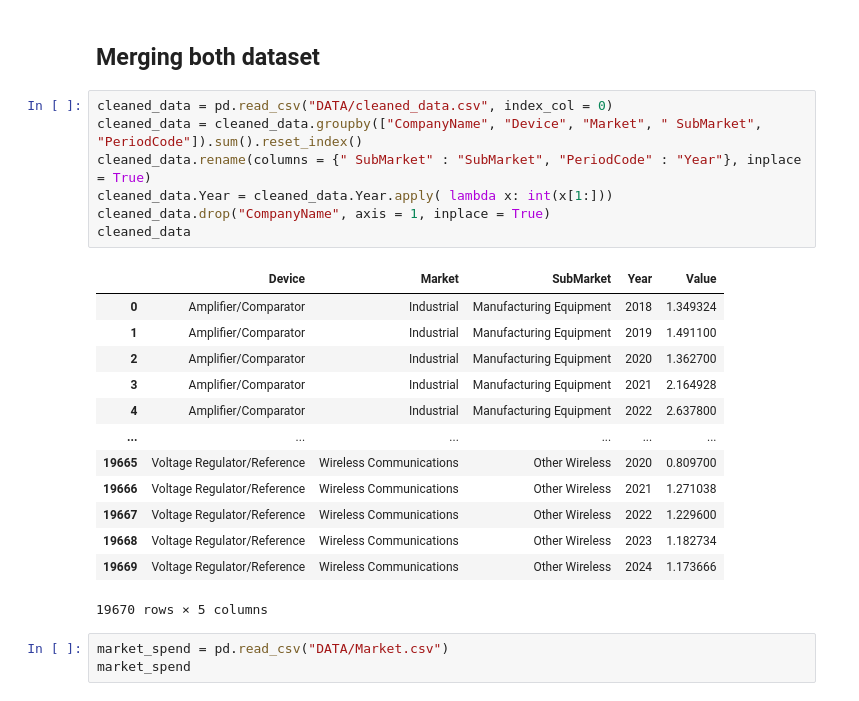
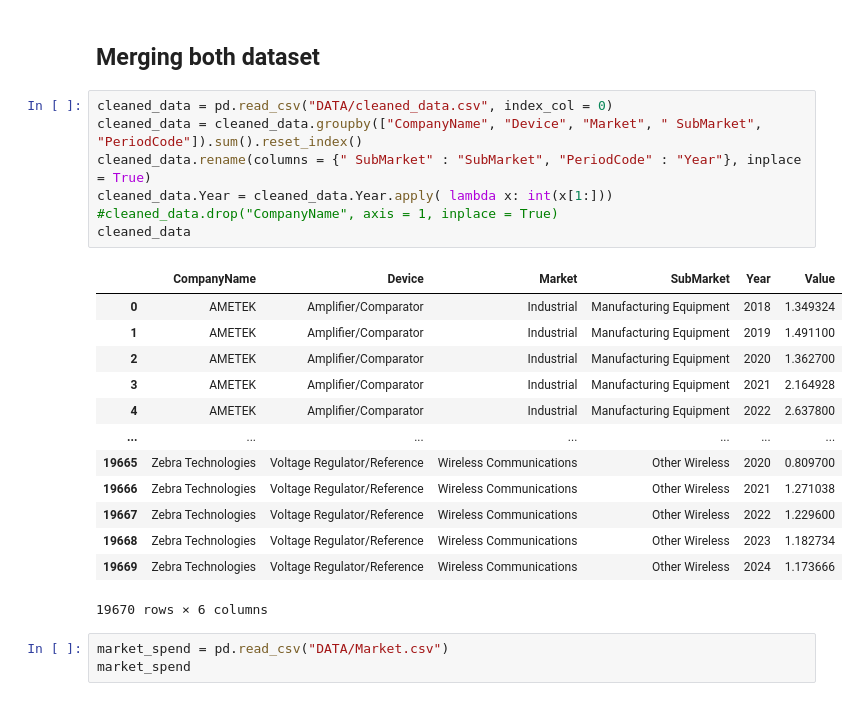
Before and after one commit to lucasleforest/analyticslab, a Jupyter notebook: dataset.ipynb, the cells around one changed output. Cells and saved outputs as stored; diff of their text form.

```diff
--- a/dataset.ipynb
+++ b/dataset.ipynb
@@ -10,24 +10,24 @@ import numpy as np
 # %%
 cleaned_data = pd.read_csv("DATA/cleaned_data.csv", index_col = 0)
 cleaned_data = cleaned_data.groupby(["CompanyName", "Device", "Market", " SubMarket", "PeriodCode"]).sum().reset_index()
 cleaned_data.rename(columns = {" SubMarket" : "SubMarket", "PeriodCode" : "Year"}, inplace = True)
 cleaned_data.Year = cleaned_data.Year.apply( lambda x: int(x[1:]))
-cleaned_data.drop("CompanyName", axis = 1, inplace = True)
+#cleaned_data.drop("CompanyName", axis = 1, inplace = True)
 cleaned_data
 # %% [output]
-|  | Device | Market | SubMarket | Year | Value |
-| 0 | Amplifier/Comparator | Industrial | Manufacturing Equipment | 2018 | 1.349324 |
-| 1 | Amplifier/Comparator | Industrial | Manufacturing Equipment | 2019 | 1.491100 |
-| 2 | Amplifier/Comparator | Industrial | Manufacturing Equipment | 2020 | 1.362700 |
-| 3 | Amplifier/Comparator | Industrial | Manufacturing Equipment | 2021 | 2.164928 |
-| 4 | Amplifier/Comparator | Industrial | Manufacturing Equipment | 2022 | 2.637800 |
-| ... | ... | ... | ... | ... | ... |
-| 19665 | Voltage Regulator/Reference | Wireless Communications | Other Wireless | 2020 | 0.809700 |
-| 19666 | Voltage Regulator/Reference | Wireless Communications | Other Wireless | 2021 | 1.271038 |
-| 19667 | Voltage Regulator/Reference | Wireless Communications | Other Wireless | 2022 | 1.229600 |
-| 19668 | Voltage Regulator/Reference | Wireless Communications | Other Wireless | 2023 | 1.182734 |
-| 19669 | Voltage Regulator/Reference | Wireless Communications | Other Wireless | 2024 | 1.173666 |
+|  | CompanyName | Device | Market | SubMarket | Year | Value |
+| 0 | AMETEK | Amplifier/Comparator | Industrial | Manufacturing Equipment | 2018 | 1.349324 |
+| 1 | AMETEK | Amplifier/Comparator | Industrial | Manufacturing Equipment | 2019 | 1.491100 |
+| 2 | AMETEK | Amplifier/Comparator | Industrial | Manufacturing Equipment | 2020 | 1.362700 |
+| 3 | AMETEK | Amplifier/Comparator | Industrial | Manufacturing Equipment | 2021 | 2.164928 |
+| 4 | AMETEK | Amplifier/Comparator | Industrial | Manufacturing Equipment | 2022 | 2.637800 |
+| ... | ... | ... | ... | ... | ... | ... |
+| 19665 | Zebra Technologies | Voltage Regulator/Reference | Wireless Communications | Other Wireless | 2020 | 0.809700 |
+| 19666 | Zebra Technologies | Voltage Regulator/Reference | Wireless Communications | Other Wireless | 2021 | 1.271038 |
+| 19667 | Zebra Technologies | Voltage Regulator/Reference | Wireless Communications | Other Wireless | 2022 | 1.229600 |
+| 19668 | Zebra Technologies | Voltage Regulator/Reference | Wireless Communications | Other Wireless | 2023 | 1.182734 |
+| 19669 | Zebra Technologies | Voltage Regulator/Reference | Wireless Communications | Other Wireless | 2024 | 1.173666 |
-19670 rows × 5 columns
+19670 rows × 6 columns
 # %%
 market_spend = pd.read_csv("DATA/Market.csv")
 market_spend
```
Also changed, not shown: parts of 8 cells of this notebook, 11 other files.
